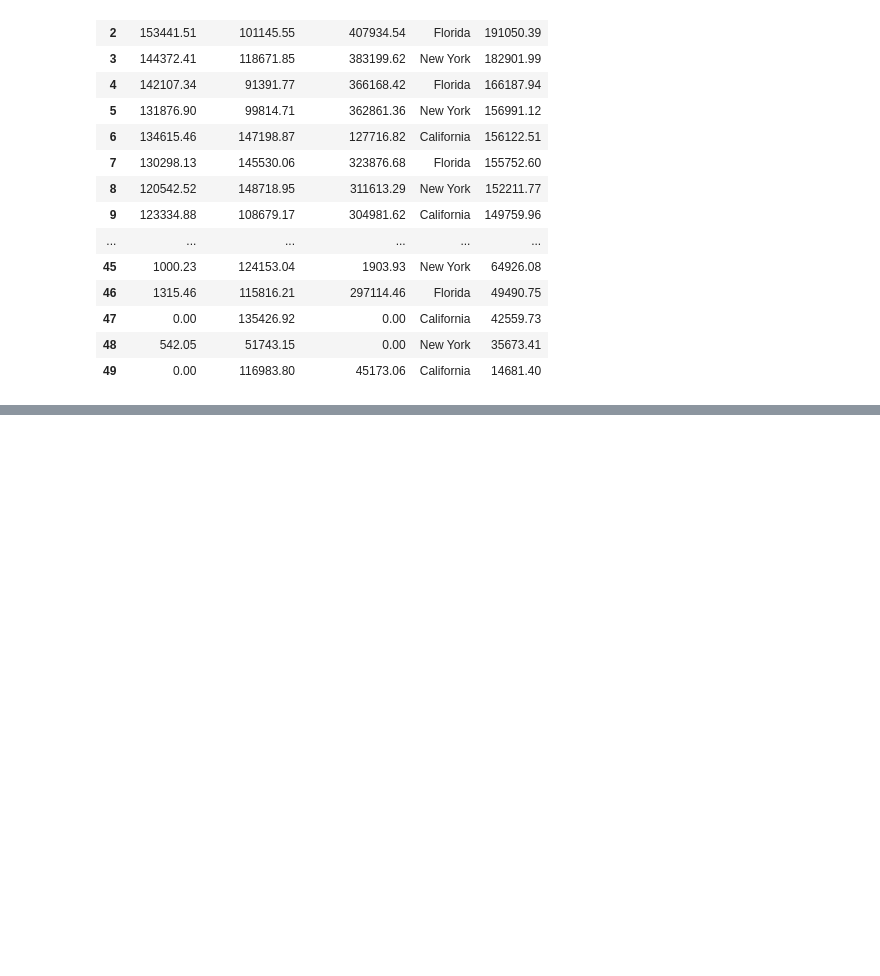
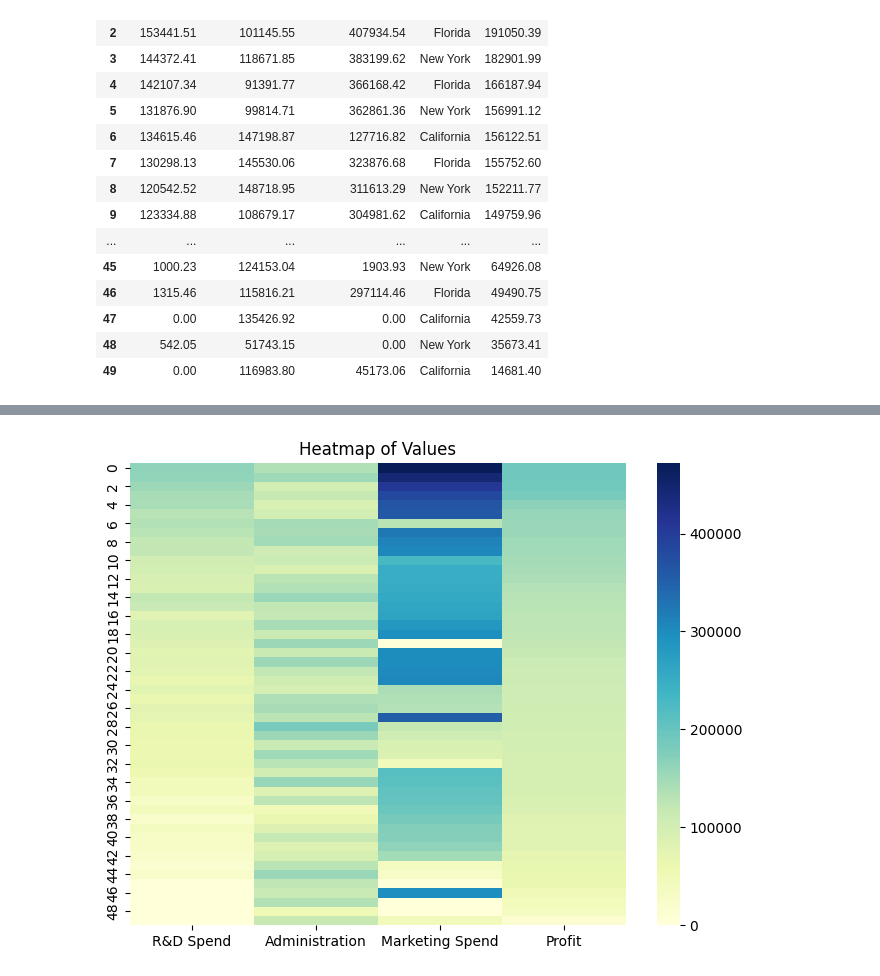
Before and after one commit to JPIPPEN89/Multiple_LinReg, a Jupyter notebook: Multiple_LinearReg.ipynb, the cells around one changed output, grey strips where cells are left out. Cells and saved outputs as stored; diff of their text form; code cells hidden in the pictures; blank space fills up the shorter version.

Commit message:
Added Visulizations to the Data, and Recognized Correlations

```diff
--- a/Multiple_LinearReg.ipynb
+++ b/Multiple_LinearReg.ipynb
@@ -25,0 +42,2 @@ profit_data
+# %%
+corr = profit_data.drop(columns=["State"])
@@ -25,0 +52,8 @@ profit_data
+# %%
+plt.figure(figsize=(8, 6))
+sns.heatmap(corr, annot=False, cmap="YlGnBu", fmt=".2f")
+
+plt.title("Heatmap of Values")
+plt.show()
+# %% [output]
+[figure, added]
```
Also changed, not shown: parts of 7 cells of this notebook.
